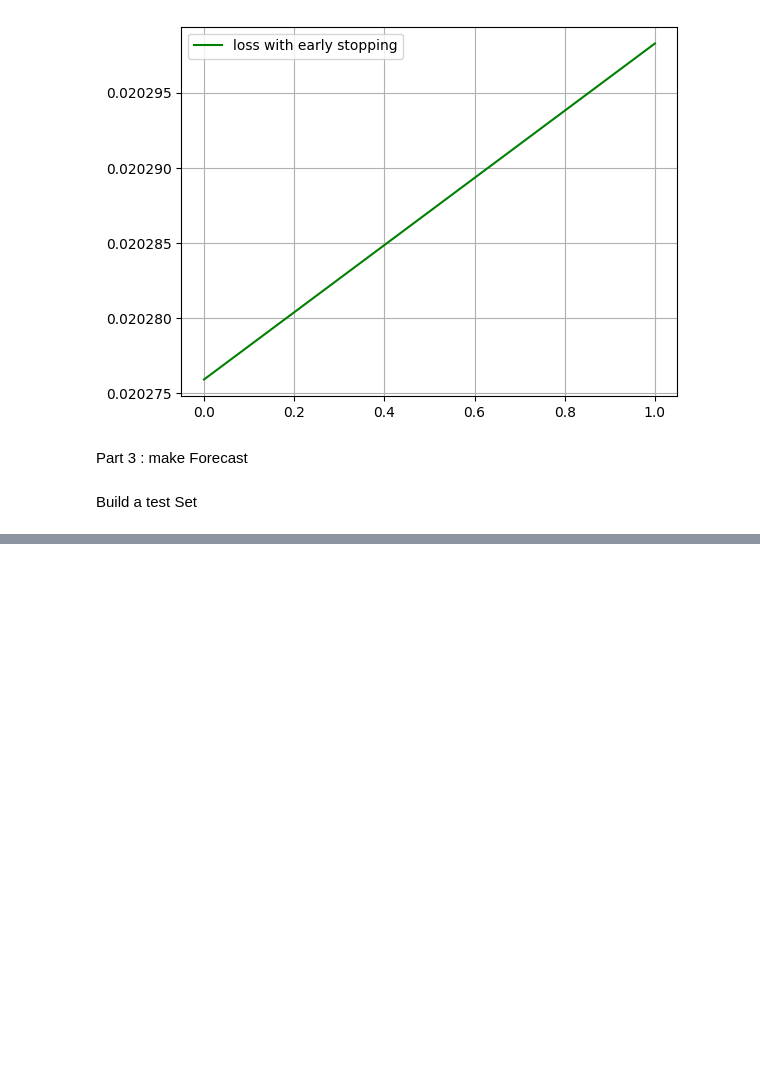
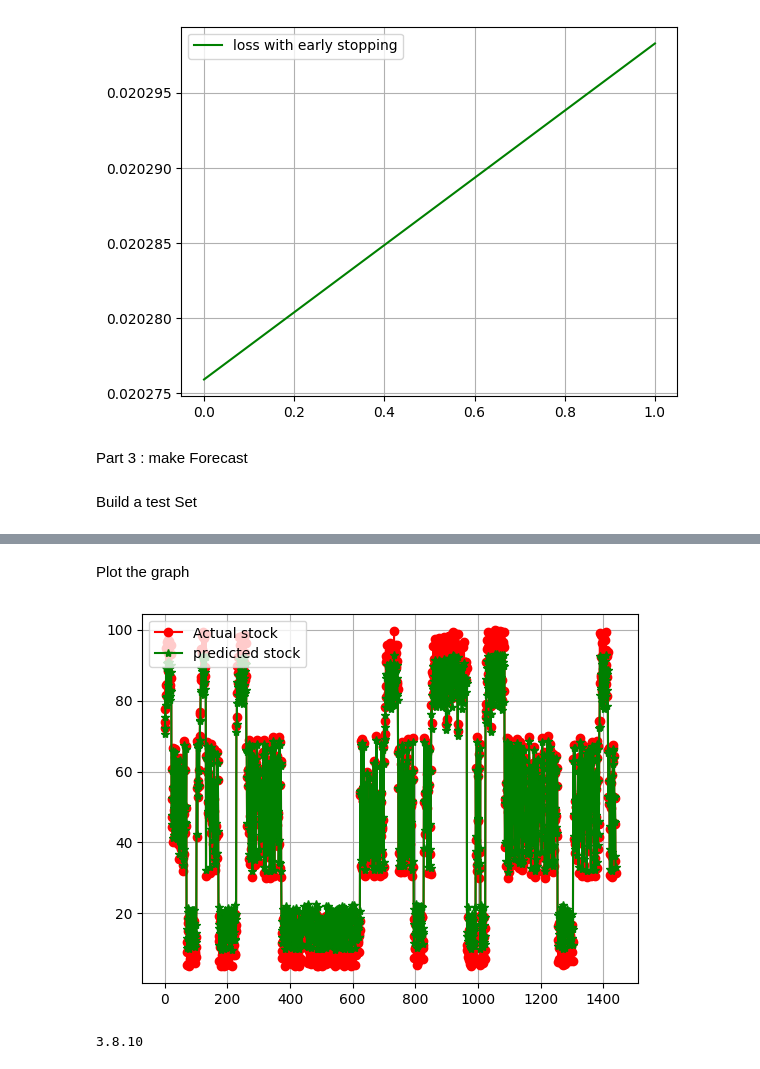
Before and after one commit to daisyLsbu/testLSTM, a Jupyter notebook: lstm.ipynb, the cells around one changed output, grey strips where cells are left out. Drawn from its saved outputs; the diff is of its cells as text; code cells hidden in the pictures; blank space fills up the shorter version.

```diff
--- a/lstm.ipynb
+++ b/lstm.ipynb
@@ -249,5 +249,5 @@ Part 3 : make Forecast
 Build a test Set
 # %%
 #Test Set
-test_set = pd.read_csv('data/raspberry_pi_0.csv')
+test_set = pd.read_csv('data/raspberry_pi_1.csv')
 X_test = test_set.iloc[:,1:2].values
@@ -253,0 +256,7 @@ X_test = test_set.iloc[:,1:2].values
+# %%
+# Make prediction
+X_test_scalled = sc.transform(X_test)
+X_test_t = np.reshape(X_test_scalled, (X_test.shape[0],
+                               X_test.shape[1],
+                               1)
+                     )
@@ -253,0 +283,3 @@ X_test = test_set.iloc[:,1:2].values
+# %%
+y_pred = regressor.predict(X_test_t)
+y_pred_org = sc.inverse_transform(y_pred) # restore original scale
@@ -253,0 +288,18 @@ X_test = test_set.iloc[:,1:2].values
+# %% [markdown]
+Plot the graph
+# %%
+
+
+#Plot
+plot_me(vector = [X_test,y_pred_org],
+        style = ['r-o','g-*'],
+        lab = ['Actual stock','predicted stock'])
+# %% [output]
+[figure, added]
+# %%
+
+
+from platform import python_version
+print(python_version())
+# %% [output]
+3.8.10
```
Also changed, not shown: parts of 4 cells of this notebook.
